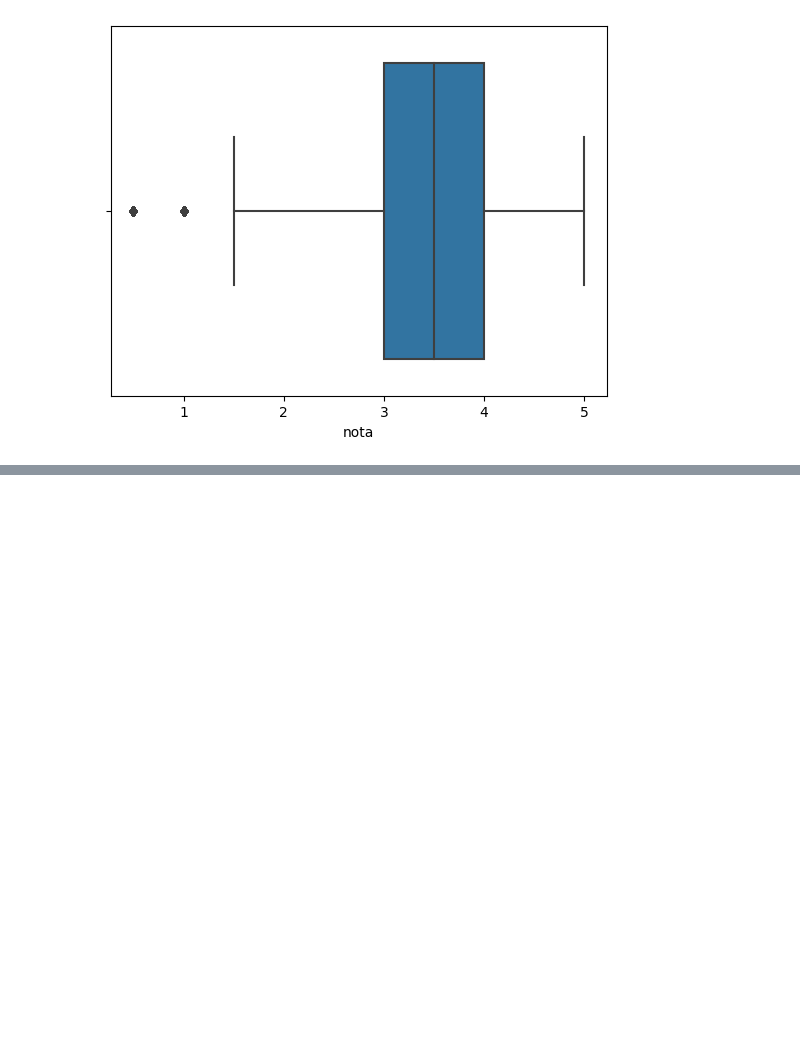
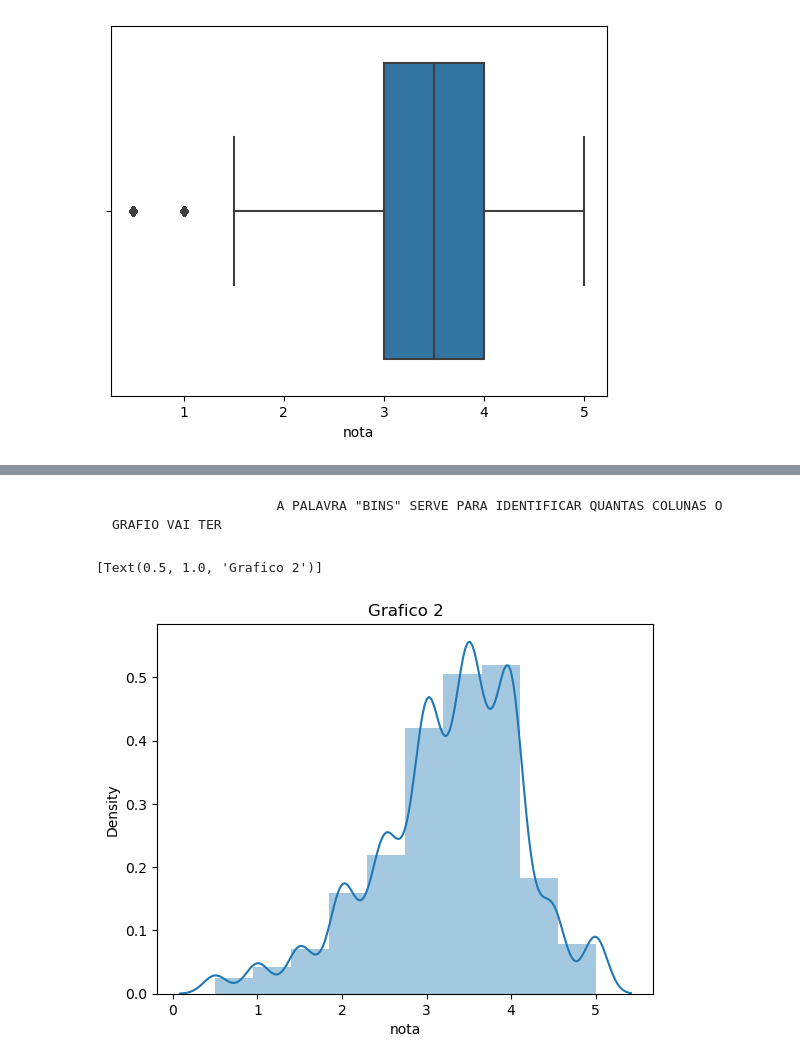
Before and after one commit to DiegoRodrigues007/Data-Science, a Jupyter notebook: teste.ipynb, the cells around one changed output, grey strips where cells are left out. Cells and saved outputs as stored; diff of their text form; code cells hidden in the pictures; blank space fills up the shorter version.

```diff
--- a/teste.ipynb
+++ b/teste.ipynb
@@ -69,0 +171,7 @@ sns.boxplot(notas.nota)
+# %% [markdown]
+                         A PALAVRA "BINS" SERVE PARA IDENTIFICAR QUANTAS COLUNAS O GRAFIO VAI TER
+# %%
+sns.distplot(media_por_filmes , bins=10).set(title = "Grafico 2")
+# %% [output]
+[Text(0.5, 1.0, 'Grafico 2')]
+[figure, added]
```
Also changed, not shown: parts of 16 cells of this notebook.
